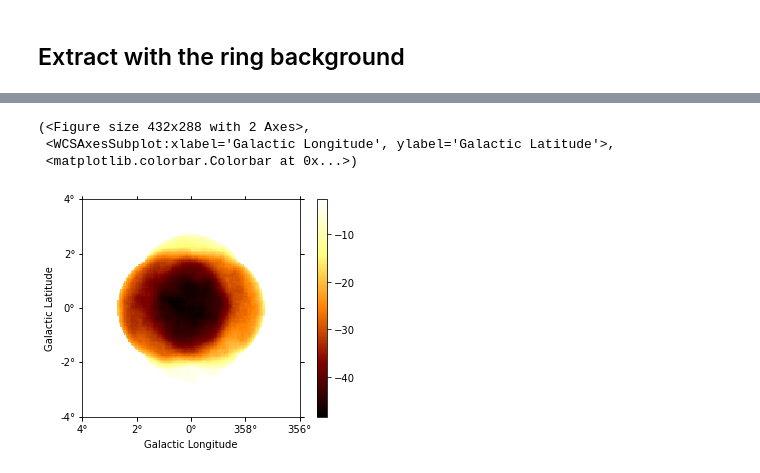
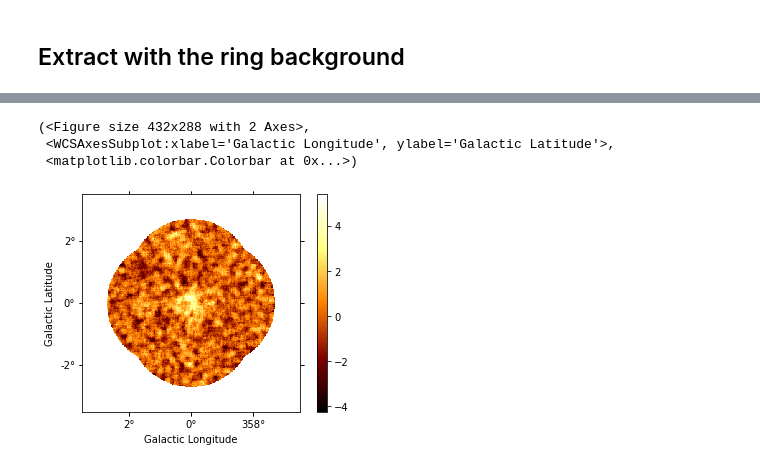
Before and after one commit to AtreyeeS/PWN-simulations, a Jupyter notebook: compute_one_sigma.ipynb, the cells around one changed output, grey strips where cells are left out. Saved outputs shown, nothing was run; the diff lists cells and outputs as text; code cells hidden in the pictures.

```diff
--- a/compute_one_sigma.ipynb
+++ b/compute_one_sigma.ipynb
@@ -11,4 +12,4 @@ from regions import CircleSkyRegion
 # %%
 simulator = Simulation()
-estimator = ExcessMapEstimator(correlation_radius=0.3*u.deg,
+estimator = ExcessMapEstimator(correlation_radius=0.1*u.deg,
                              selection_optional=None)
@@ -15,8 +19,9 @@ estimator = ExcessMapEstimator(correlation_radius=0.3*u.deg,
 # %%
 %%time
 sigma = 0.3*u.deg
-n_obs = 4
-datasets = simulator.run(n_obs=n_obs, sigma=sigma)
+A0 = 5e-11
+n_obs = 5
+datasets = simulator.run(n_obs=n_obs, sigma=sigma, A0=A0)
 # %% [output]
 Pointing position:
  <SkyCoord (Galactic): (l, b) in deg
@@ -76,0 +98,9 @@ stacked_on_off = extract_ring(datasets=datasets,
+# %%
+mask = make_mask(datasets,
+                 source_pos=simulator.skydir,
+                 source_radius=2.0*sigma)
+# %%
+%%time
+stacked_on_off = extract_ring(datasets=datasets,
+                              exclusion_mask=mask
+                             )
@@ -77,8 +110,8 @@ stacked_on_off = extract_ring(datasets=datasets,
 # %%
-residual2 = estimator.run(stacked)
+residual2 = estimator.run(stacked_on_off)
 residual2['sqrt_ts'].plot(add_cbar=True)
 # %% [output]
 (<Figure size 432x288 with 2 Axes>,
  <WCSAxesSubplot:xlabel='Galactic Longitude', ylabel='Galactic Latitude'>,
  <matplotlib.colorbar.Colorbar at 0x...>)
-[figure, old version]
+[figure, new version]
```
Also changed, not shown: parts of 41 cells of this notebook, 3 other files.
